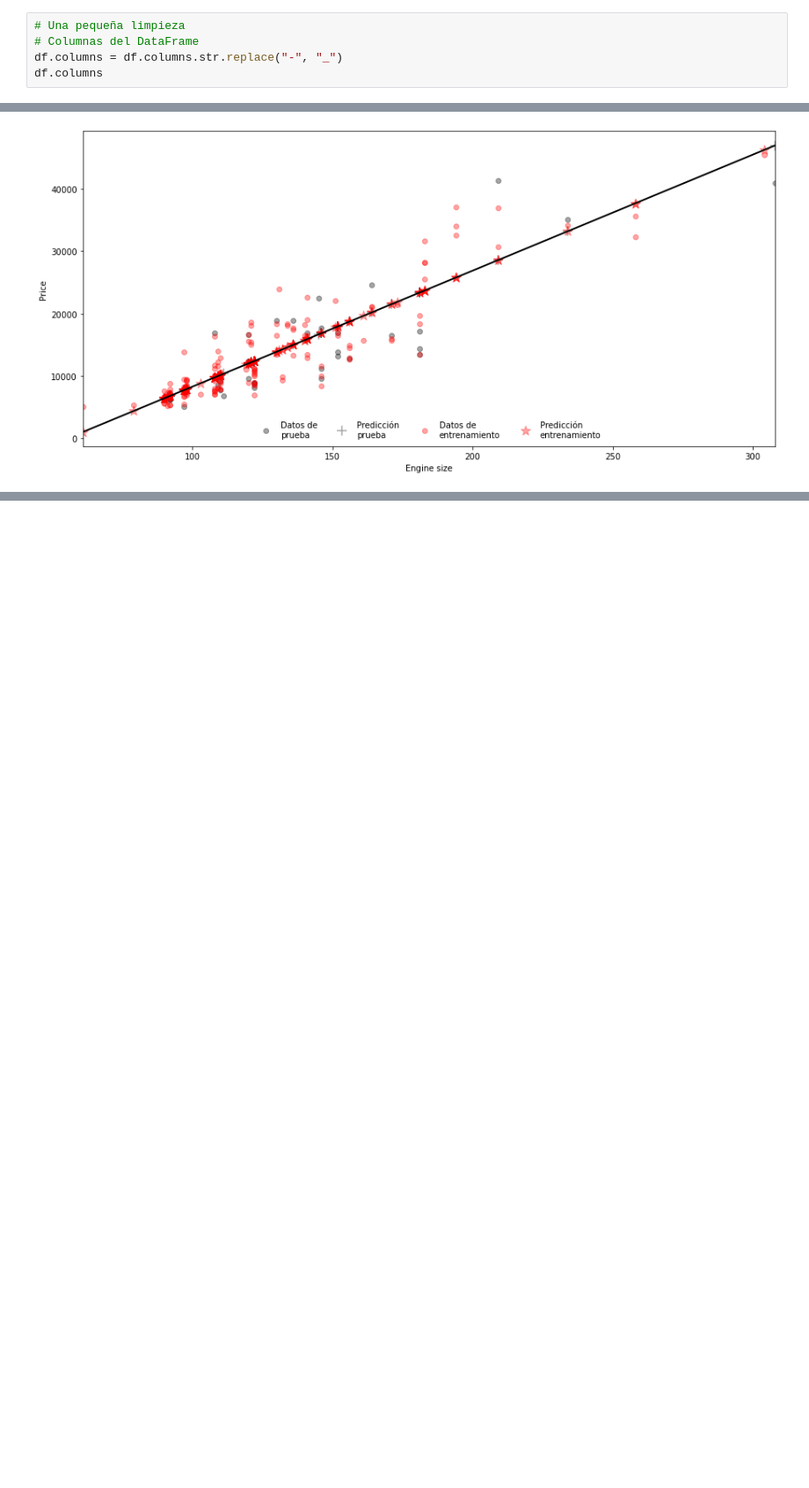
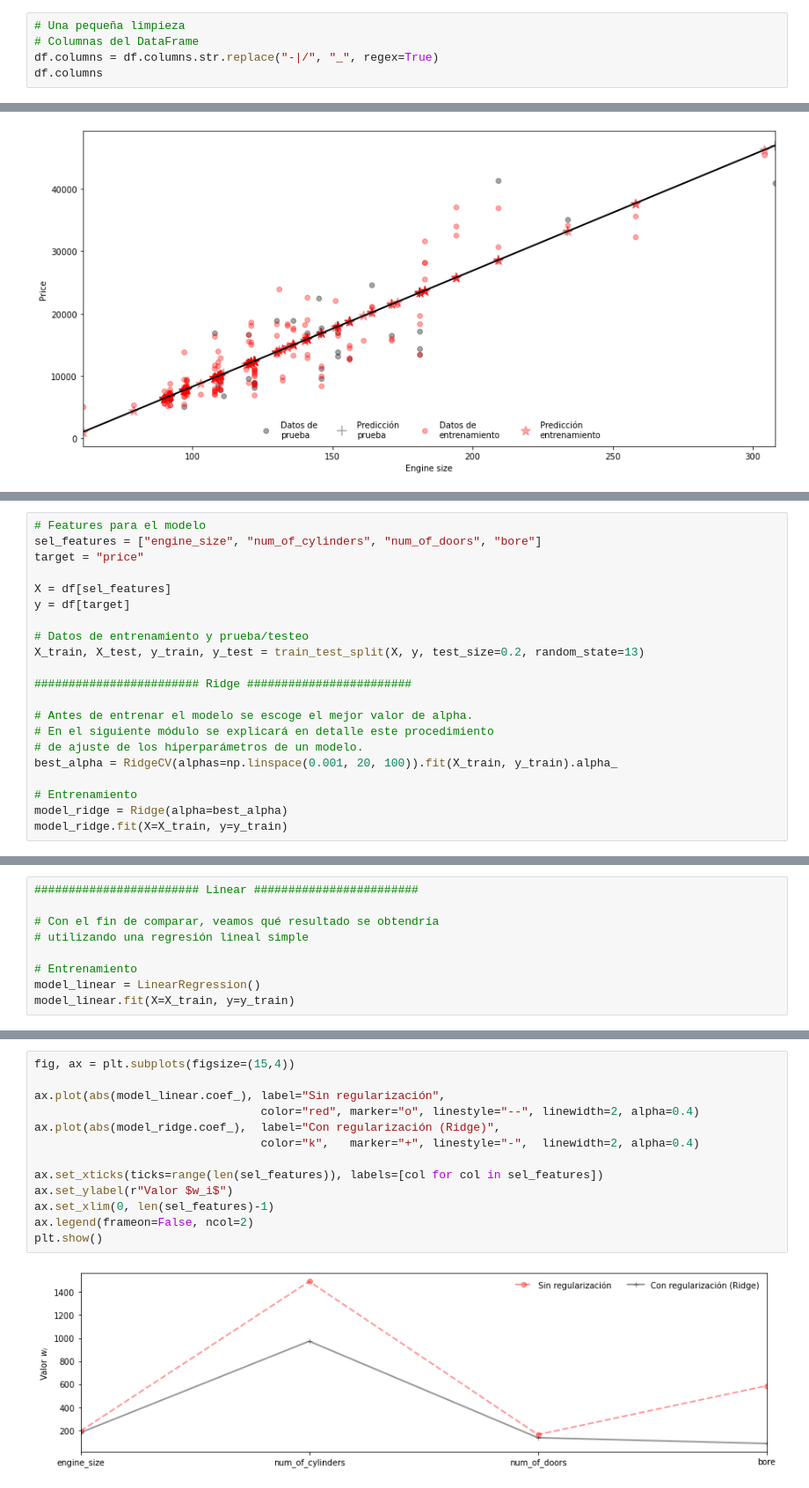
Before and after one commit to hplbrayan/Un-curso-de-Machine-Learning, a Jupyter notebook: 07_ML_Modelos_de_Regresion/N1_Linear_Models.ipynb, the cells around one changed output, grey strips where cells are left out. Shown at 88% size. Saved outputs shown, nothing was run; the diff lists cells and outputs as text; blank space fills up the shorter version.

Commit message:
07.2.1 Ridge vs no reg

```diff
--- a/07_ML_Modelos_de_Regresion/N1_Linear_Models.ipynb
+++ b/07_ML_Modelos_de_Regresion/N1_Linear_Models.ipynb
@@ -60,7 +64,7 @@ df
 # %%
 # Una pequeña limpieza
 # Columnas del DataFrame
-df.columns = df.columns.str.replace("-", "_")
+df.columns = df.columns.str.replace("-|/", "_", regex=True)
 df.columns
 # %% [output]
 Index(['symboling', 'normalized_losses', 'make', 'aspiration', 'num_of_doors',
@@ -207,0 +243,21 @@ Como se puede ver, el termino que induce la regularización $\alpha ||w||^2$ imp
+# %%
+# Features para el modelo
+sel_features = ["engine_size", "num_of_cylinders", "num_of_doors", "bore"]
+target = "price"
+
+X = df[sel_features]
+y = df[target]
+
+# Datos de entrenamiento y prueba/testeo
+X_train, X_test, y_train, y_test = train_test_split(X, y, test_size=0.2, random_state=13)
+
+######################## Ridge ########################
+
+# Antes de entrenar el modelo se escoge el mejor valor de alpha.
+# En el siguiente módulo se explicará en detalle este procedimiento
+# de ajuste de los hiperparámetros de un modelo.
+best_alpha = RidgeCV(alphas=np.linspace(0.001, 20, 100)).fit(X_train, y_train).alpha_
+
+# Entrenamiento
+model_ridge = Ridge(alpha=best_alpha)
+model_ridge.fit(X=X_train, y=y_train)
@@ -207,0 +266,9 @@ Como se puede ver, el termino que induce la regularización $\alpha ||w||^2$ imp
+# %%
+######################## Linear ########################
+
+# Con el fin de comparar, veamos qué resultado se obtendría
+# utilizando una regresión lineal simple
+
+# Entrenamiento
+model_linear = LinearRegression()
+model_linear.fit(X=X_train, y=y_train)
@@ -207,0 +295,15 @@ Como se puede ver, el termino que induce la regularización $\alpha ||w||^2$ imp
+# %%
+fig, ax = plt.subplots(figsize=(15,4))
+
+ax.plot(abs(model_linear.coef_), label="Sin regularización",
+                                 color="red", marker="o", linestyle="--", linewidth=2, alpha=0.4)
+ax.plot(abs(model_ridge.coef_),  label="Con regularización (Ridge)",
+                                 color="k",   marker="+", linestyle="-",  linewidth=2, alpha=0.4)
+
+ax.set_xticks(ticks=range(len(sel_features)), labels=[col for col in sel_features])
+ax.set_ylabel(r"Valor $w_i$")
+ax.set_xlim(0, len(sel_features)-1)
+ax.legend(frameon=False, ncol=2)
+plt.show()
+# %% [output]
+[figure, added]
```
Also changed, not shown: parts of 15 cells of this notebook.
